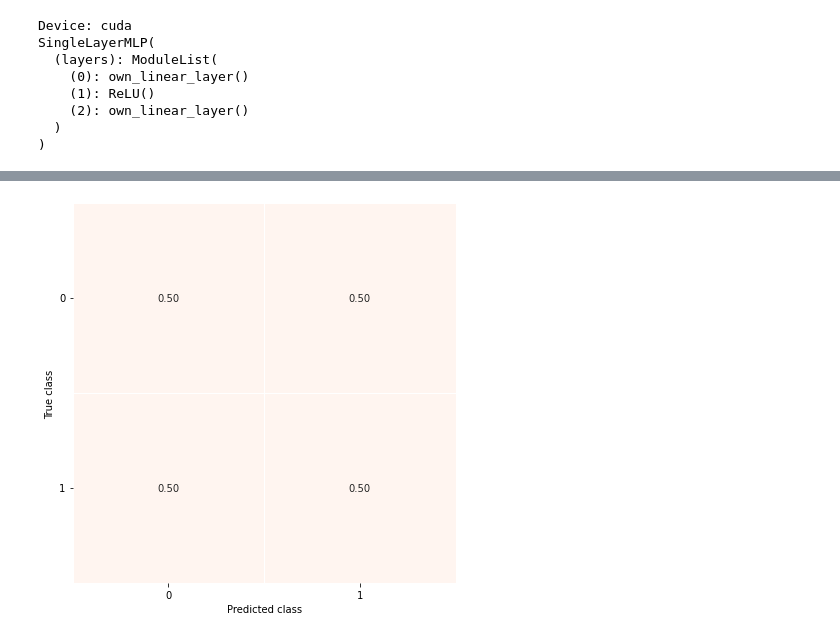
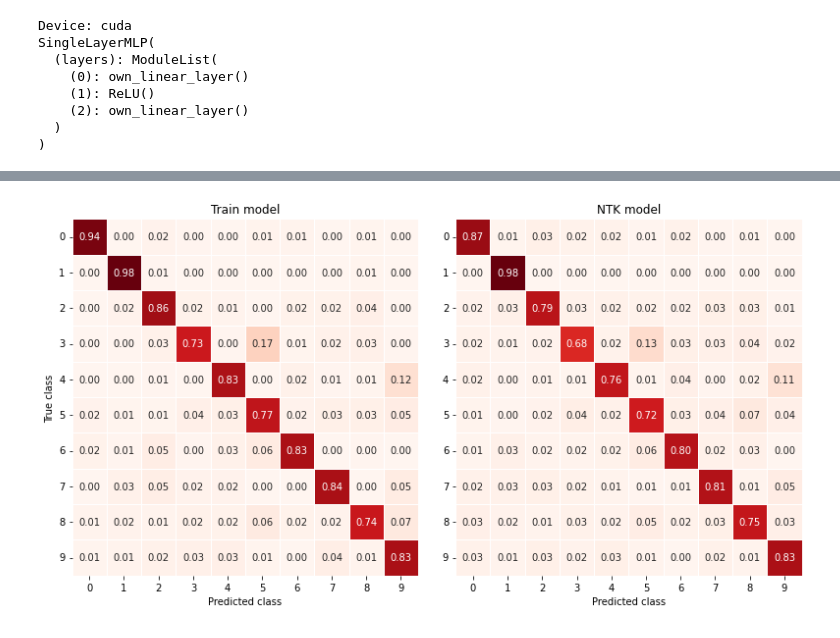
Before and after one commit to RaixSplitter/02456-deep-learning-project, a Jupyter notebook: src/code.ipynb, the cells around one changed output, grey strips where cells are left out. Drawn from its saved outputs; the diff is of its cells as text; code cells hidden in the pictures.

```diff
--- a/src/code.ipynb
+++ b/src/code.ipynb
@@ -353,11 +358,11 @@ def NTK_model(model, data, noise_var: float = 0.0):
 # data
 train_set = MNIST("../../3_Feedforward_PyTorch/temp/", train=True,  download=False, transform=transforms.ToTensor())
 test_set  = MNIST("../../3_Feedforward_PyTorch/temp/", train=False, download=False, transform=transforms.ToTensor())
-batch_size = 32 # both for training and testing
+batch_size = 64 # both for training and testing
 
 # # use only 1000 train and 1000 test
 train_loader = DataLoader([(train_set.data[i].float()/255, train_set.targets[i,None]) for i in range(1000)], batch_size=batch_size, shuffle=True,  num_workers=0, drop_last=False)
-test_loader  = DataLoader([( test_set.data[i].float()/255,  test_set.targets[i,None]) for i in range(1000)], batch_size=batch_size, shuffle=False, num_workers=0, drop_last=True)
+test_loader  = DataLoader([( test_set.data[i].float()/255,  test_set.targets[i,None]) for i in range(5000)], batch_size=batch_size, shuffle=False, num_workers=0, drop_last=True)
 
 #--- Limit for testing ---
 # train_label_size = 600
@@ -475,8 +480,8 @@ for i in (pbar := tqdm(range(epochs))):
         optimizer.zero_grad()
 
         output = train_model(inputs)
-        # loss = CELoss(output, targets[:,-1])
-        loss = ((output - nn.functional.one_hot(targets[:,-1],classes).float())**2).mean() / 2
+        loss = CELoss(output, targets[:,-1])
+        # loss = ((output - f_one_hot(targets[:,-1],classes).float())**2).mean() / 2
 
         loss.backward()
         optimizer.step()
@@ -494,8 +499,8 @@ for i in (pbar := tqdm(range(epochs))):
             inputs, targets = inputs.to(device), targets.to(device)
             output = train_model(inputs)
 
-            # loss        = CELoss(output, targets[:,-1])
-            loss = ((output - nn.functional.one_hot(targets[:,-1],classes).float())**2).mean() / 2
+            loss        = CELoss(output, targets[:,-1])
+            # loss = ((output - f_one_hot(targets[:,-1],classes).float())**2).mean() / 2
             predictions = output.max(1)[1]
 
             # Multiply by len(x) because the final batch of DataLoader may be smaller (drop_last=False).
@@ -518,8 +523,8 @@ for inputs, targets in test_loader:
     output = kernel_model.forward(inputs)
 
     predictions = output.max(1)[1]
-
     NTK_valid_acc_batches.append(accuracy(targets, predictions))
 
+
 print(round(np.mean(NTK_valid_acc_batches)*100,2))
 # %% [output]
@@ -564,27 +595,39 @@ Test accuracy: 100.0%
 # %%
-def normalize(matrix, axis):
-    axis = {'true': 1, 'pred': 0}[axis]
-    return matrix / matrix.sum(axis=axis, keepdims=True)
-
 x_labels = list(range(classes))
 y_labels = x_labels
-plt.figure(figsize=(6, 6))
+fig,ax = plt.subplots(1,2,figsize=(11,6))
 sns.heatmap(
-    ax=plt.gca(),
-    data=normalize(confusion_matrix, 'true'),
+    ax=ax[0],
+    data=normalizing(train_confusion_matrix, 'true'),
+    annot=True,
+    linewidths=0.5,
+    cmap="Reds",
+    cbar=False,
+    fmt=".2f",
+    xticklabels=x_labels,
+    yticklabels=y_labels,
+)
+sns.heatmap(
+    ax=ax[1],
+    data=normalizing(NTK_confusion_matrix, 'true'),
     annot=True,
     linewidths=0.5,
     cmap="Reds",
     cbar=False,
     fmt=".2f",
     xticklabels=x_labels,
     yticklabels=y_labels,
 )
 # plt.xticks(rotation=90)
-plt.yticks(rotation=0)
-plt.ylabel("True class")
-plt.xlabel("Predicted class")
+ax[0].set_title("Train model")
+ax[1].set_title("NTK model")
+ax[0].tick_params(labelrotation=0)
+ax[1].tick_params(labelrotation=0)
+ax[0].set_ylabel("True class")
+ax[1].set_ylabel(" ")
+ax[0].set_xlabel("Predicted class")
+ax[1].set_xlabel("Predicted class")
 plt.tight_layout()
 plt.show()
 # %% [output]
-[figure, old version]
+[figure, new version]
```
Also changed, not shown: parts of 4 cells of this notebook.
